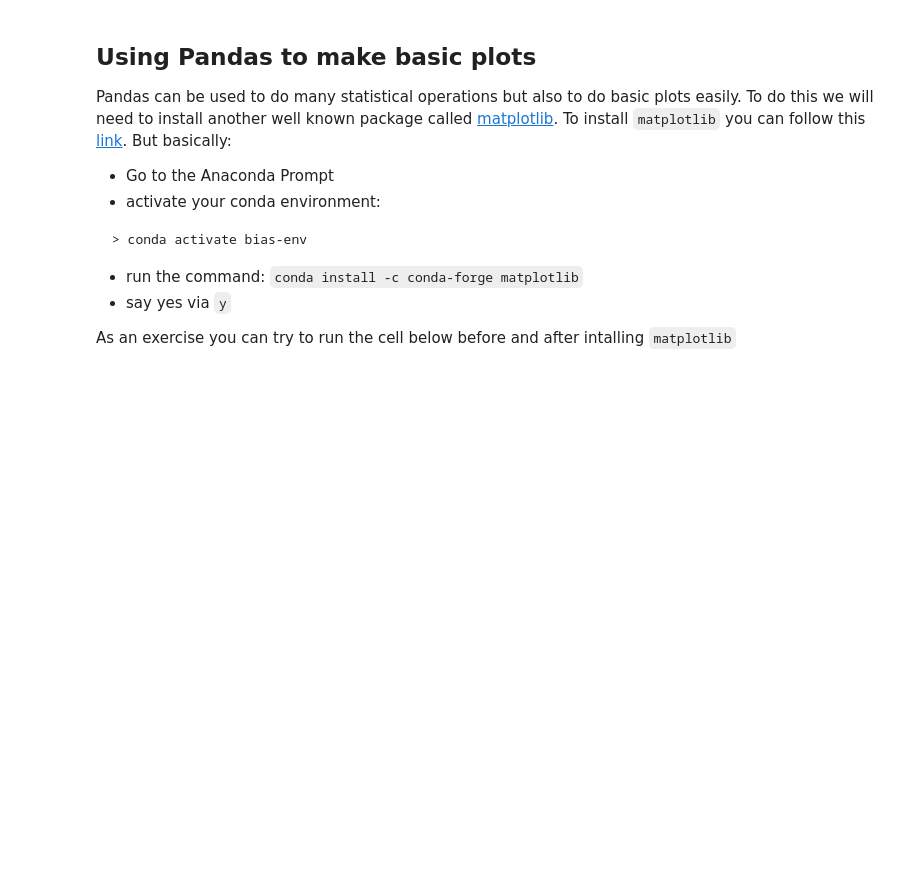
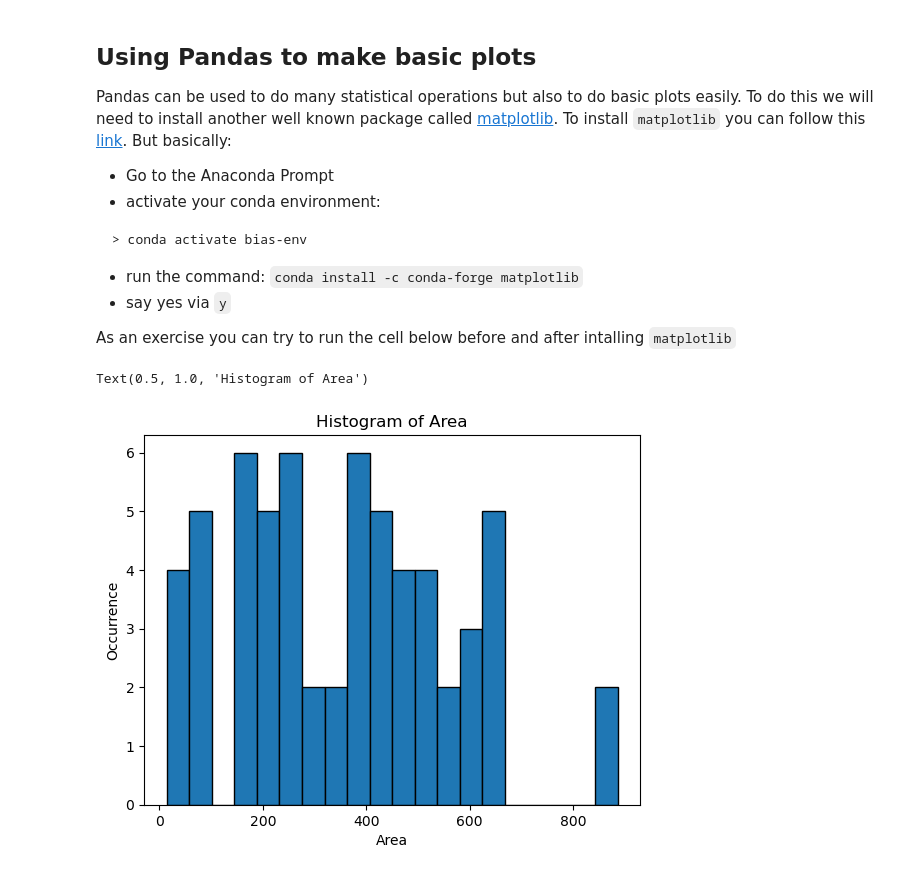
Before and after one commit to CamachoDejay/teaching-bioimage-analysis-python, a Jupyter notebook: basic-data-handling-BAND/Book_02.ipynb, the cells around one changed output. Drawn from its saved outputs; the diff is of its cells as text; code cells hidden in the pictures; blank space fills up the shorter version.

```diff
--- a/basic-data-handling-BAND/Book_02.ipynb
+++ b/basic-data-handling-BAND/Book_02.ipynb
@@ -33,0 +36,9 @@ ax0.set_ylabel('occurence')
+# %%
+# simple histogram
+ax = df1['Area'].plot.hist(bins=20, edgecolor='black')
+ax.set_ylabel('Occurrence')
+ax.set_xlabel('Area')
+ax.set_title('Histogram of Area')
+# %% [output]
+Text(0.5, 1.0, 'Histogram of Area')
+[figure, added]
```
Also changed, not shown: parts of 6 cells of this notebook, 3 other files.
